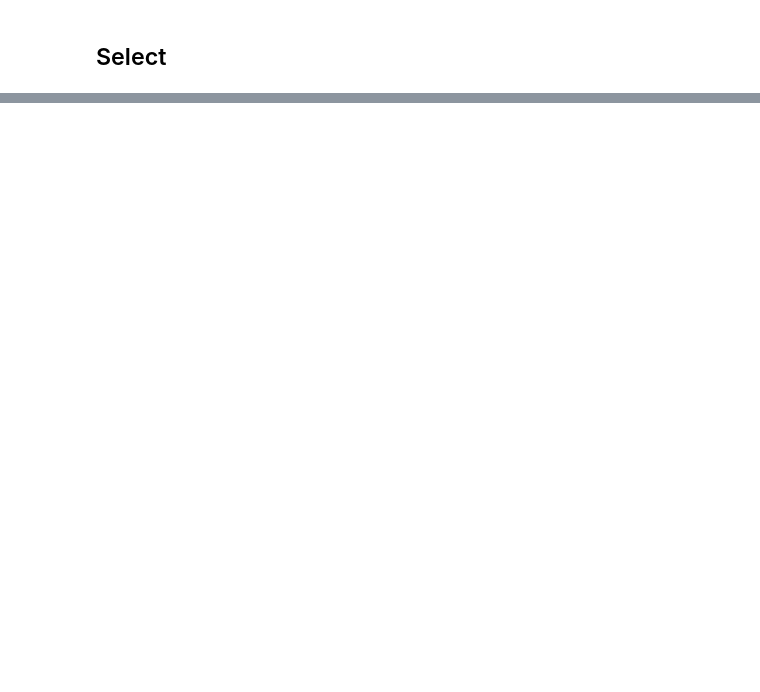
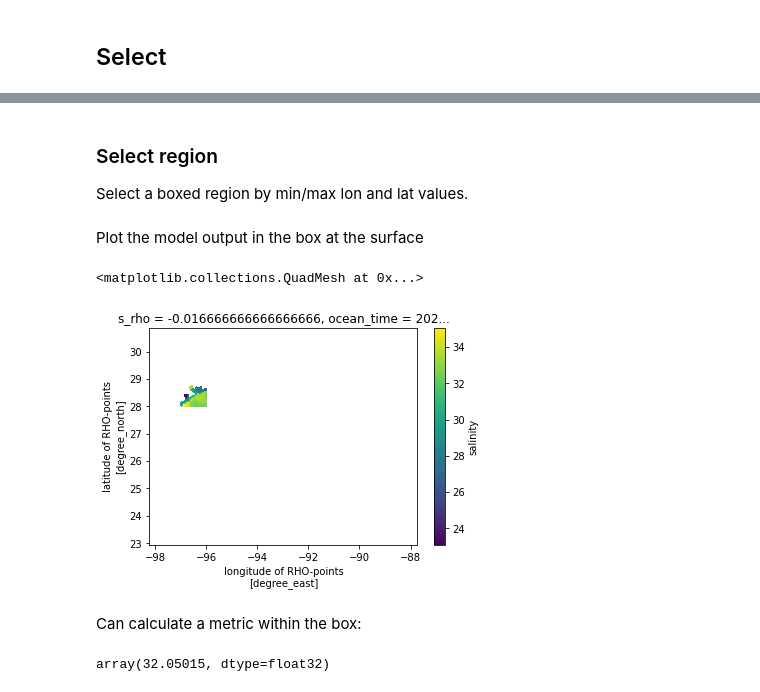
Before and after one commit to xoceanmodel/xroms, a Jupyter notebook: examples/select_data.ipynb, the cells around one changed output, grey strips where cells are left out. Drawn from its saved outputs; the diff is of its cells as text; code cells hidden in the pictures; blank space fills up the shorter version.

```diff
--- a/examples/select_data.ipynb
+++ b/examples/select_data.ipynb
@@ -430,0 +541,4 @@ compute vs. persist
+# %% [markdown]
+### Select region
+
+Select a boxed region by min/max lon and lat values.
@@ -430,0 +552,14 @@ compute vs. persist
+# %% [markdown]
+Plot the model output in the box at the surface
+# %%
+dss = ds.where(box).salt.isel(s_rho=-1, ocean_time=0)
+dss.plot(x='lon_rho', y='lat_rho')
+# %% [output]
+<matplotlib.collections.QuadMesh at 0x...>
+[figure, added]
+# %% [markdown]
+Can calculate a metric within the box:
+# %%
+dss.mean().values
+# %% [output]
+array(32.05015, dtype=float32)
```
Also changed, not shown: parts of 49 cells of this notebook.
